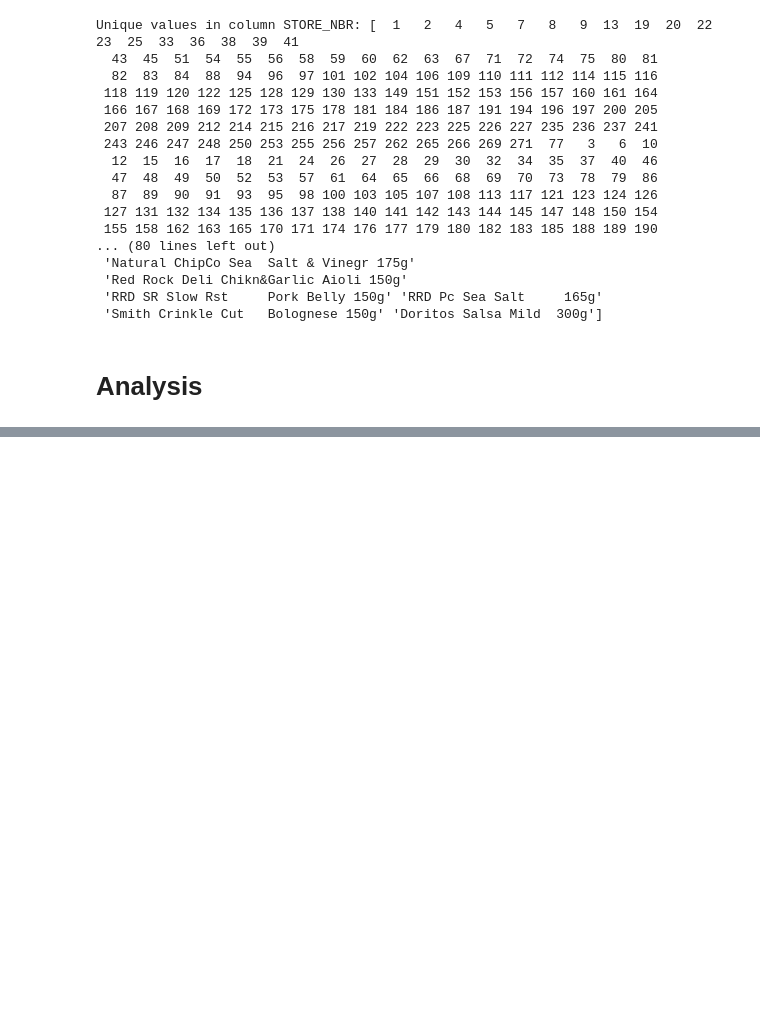
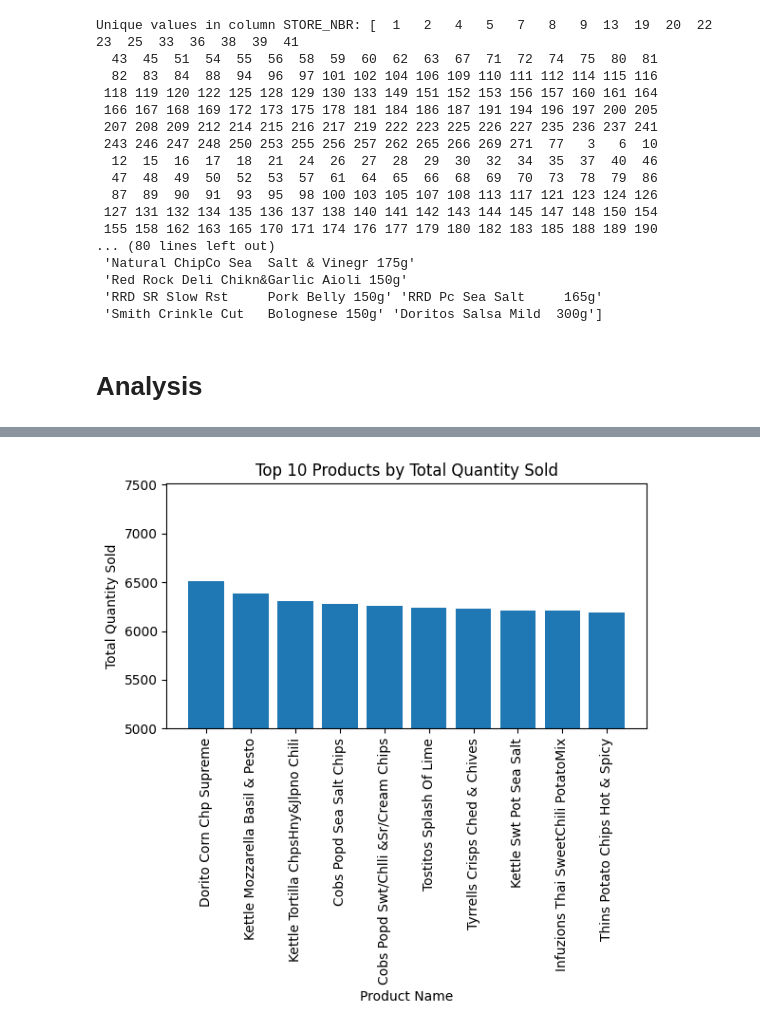
Before and after one commit to pi-mishra/Quantium_DataAnalytics, a Jupyter notebook: Quantium.ipynb, the cells around one changed output, grey strips where cells are left out. Cells and saved outputs as stored; diff of their text form; code cells hidden in the pictures; blank space fills up the shorter version.

```diff
--- a/Quantium.ipynb
+++ b/Quantium.ipynb
@@ -199,6 +200,9 @@ transaction['product_weight'] = transaction['product_weight'].astype(int)
 transaction['PROD_NAME'] = transaction['PROD_NAME'].str.replace(r'\d+[gG]', '')
 # %%
 df = pd.merge(purchase, transaction, on='LYLTY_CARD_NBR', how='inner')
+# %%
+# Remove extra spaces between words in the 'PROD_NAME' column
+df['PROD_NAME'] = df['PROD_NAME'].str.replace(r'\s+', ' ', regex=True).str.strip()
 # %% [markdown]
 # Analysis
 # %%
@@ -215,3 +223,27 @@ fig = px.treemap(df, path=['PREMIUM_CUSTOMER', 'LIFESTAGE'], values='TOT_SALES')
 fig.show()
 # %% [output]
 [interactive output not drawn]
+# %%
+# Group by 'PROD_NAME' and sum 'PROD_QTY'
+product_sales = df.groupby('PROD_NAME')['PROD_QTY'].sum().reset_index().sort_values(by='PROD_QTY', ascending=False)[:10]
+
+# Create a bar graph
+plt.figure(figsize=(6, 6))
+plt.bar(product_sales['PROD_NAME'], product_sales['PROD_QTY'])
+
+# Set the y-axis limits to start from 5000
+plt.ylim(5000, max(product_sales['PROD_QTY']) + 1000)
+
+# Add labels and title
+plt.xlabel('Product Name')
+plt.ylabel('Total Quantity Sold')
+plt.title('Top 10 Products by Total Quantity Sold')
+
+# Rotate x-axis labels for better readability
+plt.xticks(rotation=90)
+
+# Show the graph
+plt.tight_layout()
+plt.show()
+# %% [output]
+[figure, added]
```
Also changed, not shown: parts of 6 cells of this notebook.
